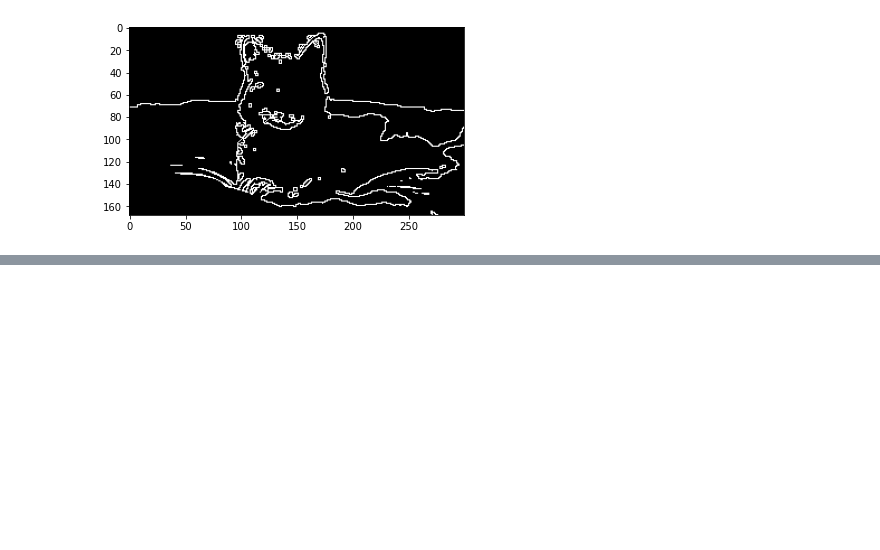
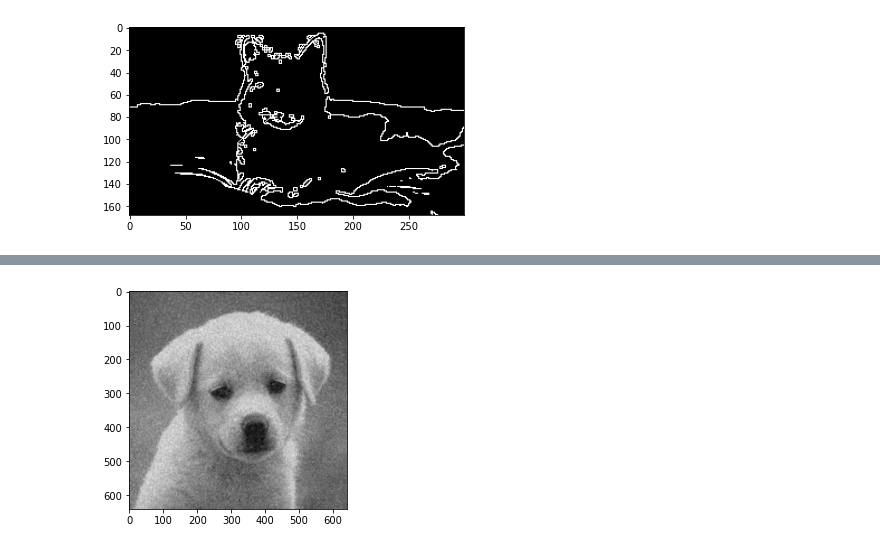
Before and after one commit to seif7666/OpenCV-Sessions, a Jupyter notebook: Session1/Session1.ipynb, the cells around one changed output, grey strips where cells are left out. Cells and saved outputs as stored; diff of their text form; code cells hidden in the pictures; blank space fills up the shorter version.

```diff
--- a/Session1/Session1.ipynb
+++ b/Session1/Session1.ipynb
@@ -329,0 +323,5 @@ displayImage(adaptive_thresh2)
+# %%
+noisy_image= cv2.resize(cv2.imread('noisy_img.jpeg',0), (640,640))
+displayImage(noisy_image)
+# %% [output]
+[figure, added]
```
Also changed, not shown: parts of 12 cells of this notebook, 4 other files.
